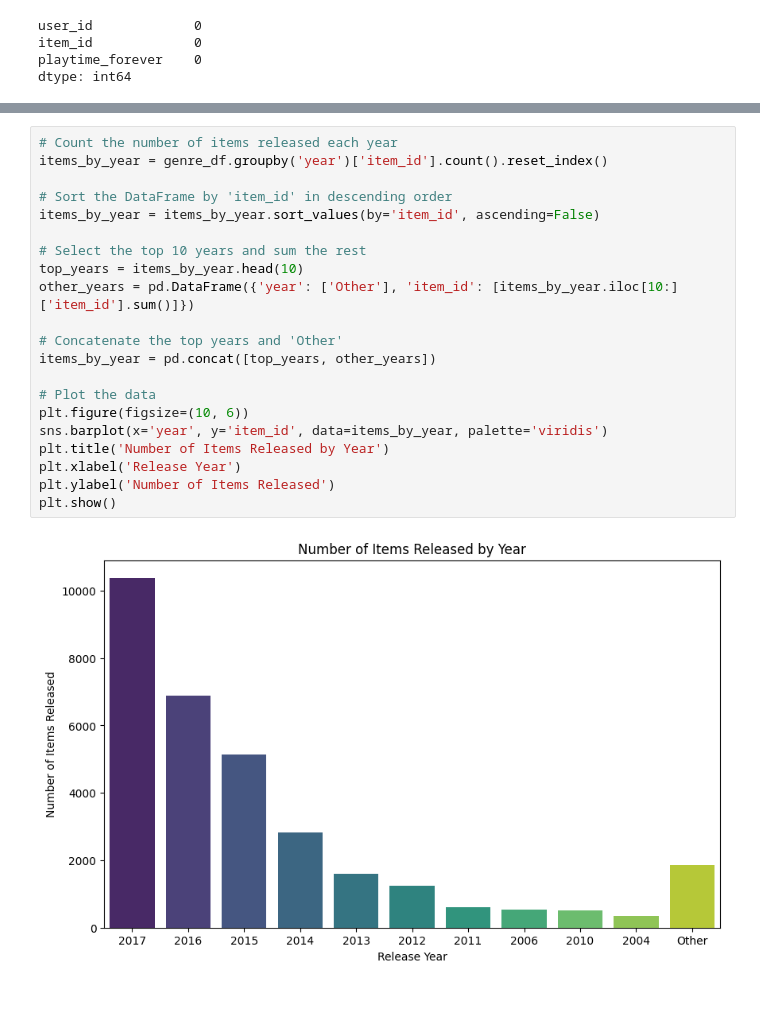
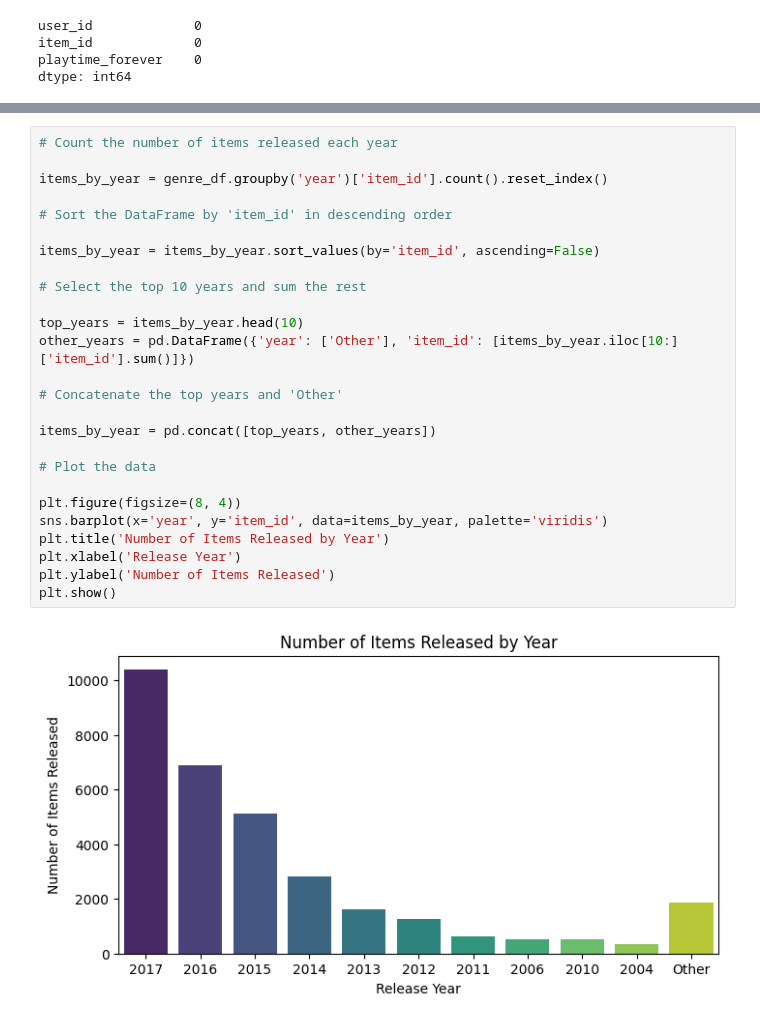
Before and after one commit to martinarielriveros/PI_MLops, a Jupyter notebook: EDA&ETL/user_items.ipynb, the cells around one changed output, grey strips where cells are left out. Drawn from its saved outputs; the diff is of its cells as text.

```diff
--- a/EDA&ETL/user_items.ipynb
+++ b/EDA&ETL/user_items.ipynb
@@ -289,23 +302,28 @@ plt.show()
 # %%
 # Count the number of items released each year
+
 items_by_year = genre_df.groupby('year')['item_id'].count().reset_index()
 
 # Sort the DataFrame by 'item_id' in descending order
+
 items_by_year = items_by_year.sort_values(by='item_id', ascending=False)
 
 # Select the top 10 years and sum the rest
+
 top_years = items_by_year.head(10)
 other_years = pd.DataFrame({'year': ['Other'], 'item_id': [items_by_year.iloc[10:]['item_id'].sum()]})
 
 # Concatenate the top years and 'Other'
+
 items_by_year = pd.concat([top_years, other_years])
 
 # Plot the data
-plt.figure(figsize=(10, 6))
+
+plt.figure(figsize=(8, 4))
 sns.barplot(x='year', y='item_id', data=items_by_year, palette='viridis')
 plt.title('Number of Items Released by Year')
 plt.xlabel('Release Year')
 plt.ylabel('Number of Items Released')
 plt.show()
 # %% [output]
-[figure, old version]
+[figure, new version]
```
Also changed, not shown: parts of 13 cells of this notebook, 11 other files.
